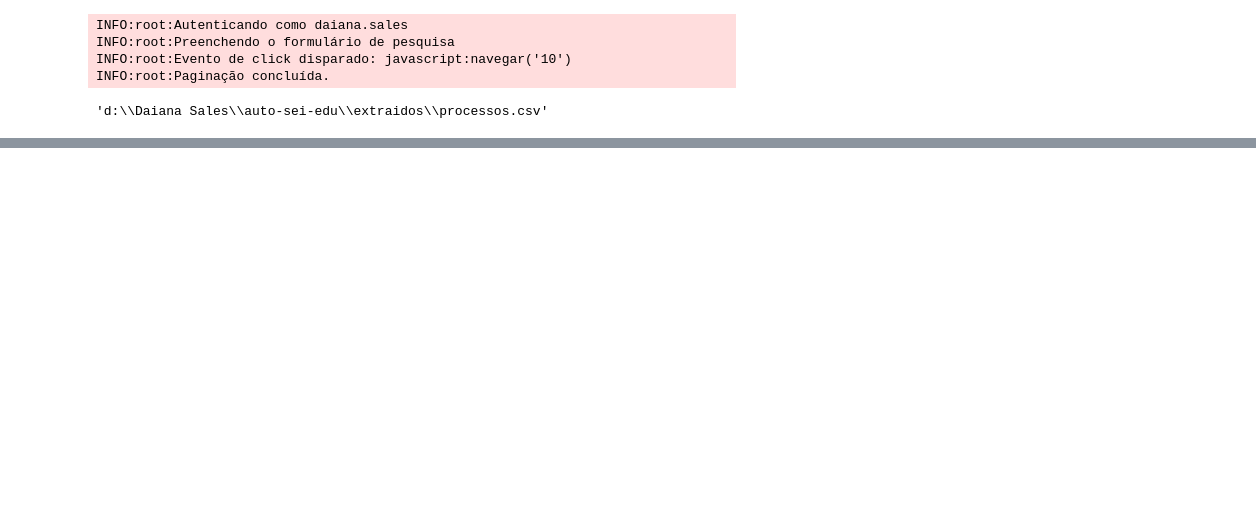
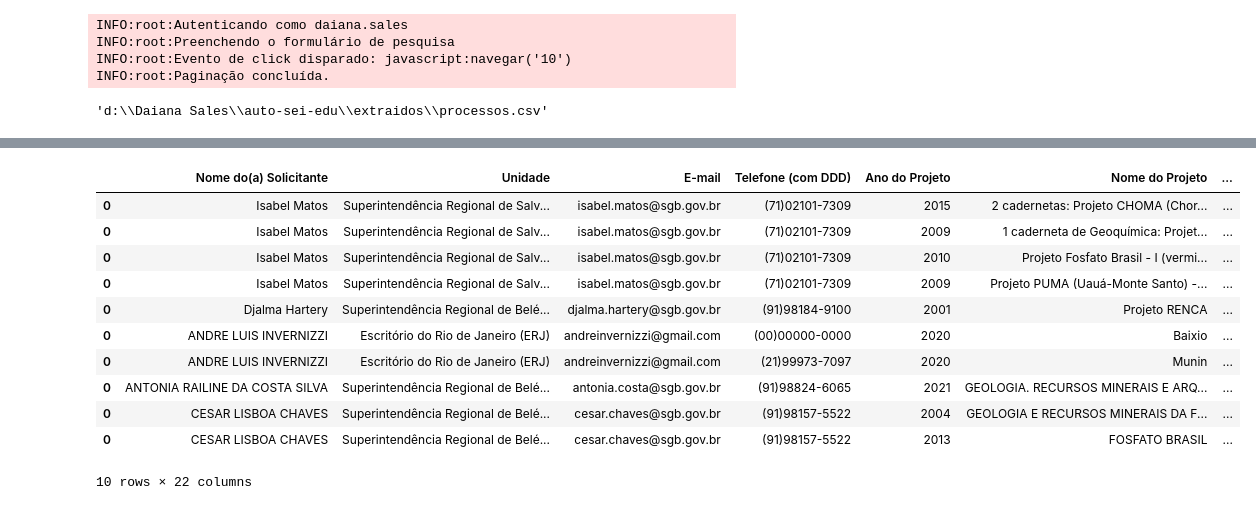
Before and after one commit to dpsales/auto-sei, a Jupyter notebook: teste.ipynb, the cells around one changed output, grey strips where cells are left out. Saved outputs shown, nothing was run; the diff lists cells and outputs as text; code cells hidden in the pictures; blank space fills up the shorter version.

```diff
--- a/teste.ipynb
+++ b/teste.ipynb
@@ -441,0 +285,10 @@ memory usage: 2.4+ KB
+# %%
+inicio = date(2024, 1, 1)
+fim = date(2024, 3, 31)
+
+documentos_rame = busca_documentos(
+    doc_type = 'RAME - Armazenamento na Rede de Litotecas',
+    period=(inicio, fim)
+)
+
+documentos_rame
@@ -441,0 +301,3 @@ memory usage: 2.4+ KB
+# %%
+rame = parse_csv_results(documentos_rame)
+rame.info()
@@ -441,0 +322,16 @@ memory usage: 2.4+ KB
+# %%
+rame.to_csv('rame.csv')
+rame
+# %% [output]
+|  | Nome do(a) Solicitante | Unidade | E-mail | Telefone (com DDD) | Ano do Projeto | Nome do Projeto | ... |
+| 0 | Isabel Matos | Superintendência Regional de Salv... | isabel.matos@sgb.gov.br | (71)02101-7309 | 2015 | 2 cadernetas: Projeto CHOMA (Chor... | ... |
+| 0 | Isabel Matos | Superintendência Regional de Salv... | isabel.matos@sgb.gov.br | (71)02101-7309 | 2009 | 1 caderneta de Geoquímica: Projet... | ... |
+| 0 | Isabel Matos | Superintendência Regional de Salv... | isabel.matos@sgb.gov.br | (71)02101-7309 | 2010 | Projeto Fosfato Brasil - I (vermi... | ... |
+| 0 | Isabel Matos | Superintendência Regional de Salv... | isabel.matos@sgb.gov.br | (71)02101-7309 | 2009 | Projeto PUMA (Uauá-Monte Santo) -... | ... |
+| 0 | Djalma Hartery | Superintendência Regional de Belé... | djalma.hartery@sgb.gov.br | (91)98184-9100 | 2001 | Projeto RENCA | ... |
+| 0 | ANDRE LUIS INVERNIZZI | Escritório do Rio de Janeiro (ERJ) | andreinvernizzi@gmail.com | (00)00000-0000 | 2020 | Baixio | ... |
+| 0 | ANDRE LUIS INVERNIZZI | Escritório do Rio de Janeiro (ERJ) | andreinvernizzi@gmail.com | (21)99973-7097 | 2020 | Munin | ... |
+| 0 | ANTONIA RAILINE DA COSTA SILVA | Superintendência Regional de Belé... | antonia.costa@sgb.gov.br | (91)98824-6065 | 2021 | GEOLOGIA. RECURSOS MINERAIS E ARQ... | ... |
+| 0 | CESAR LISBOA CHAVES | Superintendência Regional de Belé... | cesar.chaves@sgb.gov.br | (91)98157-5522 | 2004 | GEOLOGIA E RECURSOS MINERAIS DA F... | ... |
+| 0 | CESAR LISBOA CHAVES | Superintendência Regional de Belé... | cesar.chaves@sgb.gov.br | (91)98157-5522 | 2013 | FOSFATO BRASIL | ... |
+10 rows × 22 columns
```
Also changed, not shown: parts of 32 cells of this notebook, 7 other files.
